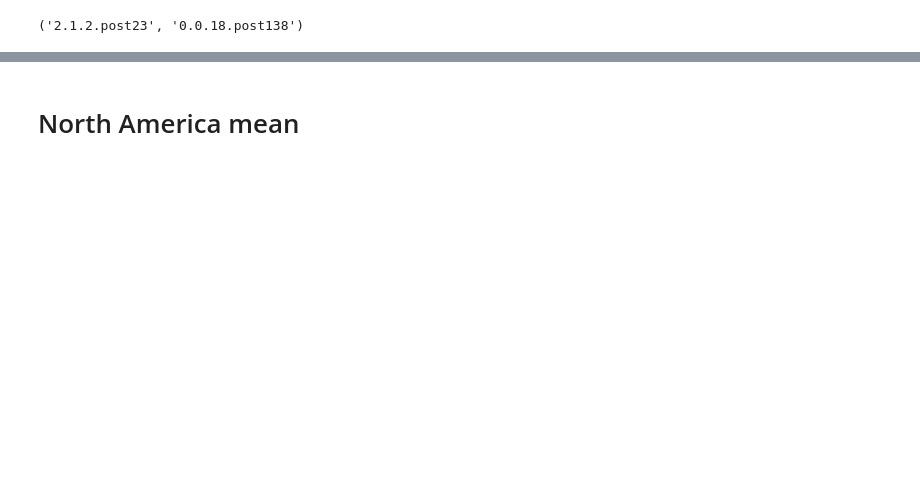
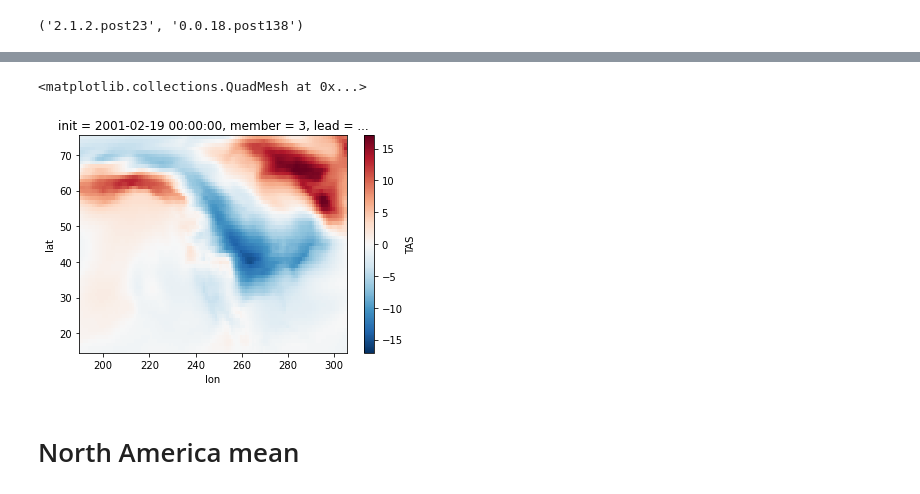
Before and after one commit to judithberner/climpred_CESM1_S2S, a Jupyter notebook: rpss.ipynb, the cells around one changed output, grey strips where cells are left out. Saved outputs shown, nothing was run; the diff lists cells and outputs as text; code cells hidden in the pictures; blank space fills up the shorter version.

Commit message:
rpss all inits

```diff
--- a/rpss.ipynb
+++ b/rpss.ipynb
@@ -108,0 +150,18 @@ if domain == "North America":
+# %%
+# have to broadcast model dimension yourself, but eventually climpred should do this
+# https://github.com/pangeo-data/climpred/issues/528
+verif=xr.concat([verif]*3,'model').drop('dayofyear')
+verif['model']=hind.model
+# %%
+hindcast = climpred.HindcastEnsemble(hind).add_observations(verif)
+# %%
+hindcast = hindcast.sel(init=slice("1999-01-01", "2015-12-31"))
+# %%
+if domain == 'North America':
+    hindcast = hindcast.sel(lat=slice(15.0, 75.0),lon=slice(190.0, 305.0))
+# %%
+# sea not masked
+hindcast.isel(init=222,member=2,model=2,lead=2).get_initialized()[v].plot()
+# %% [output]
+<matplotlib.collections.QuadMesh at 0x...>
+[figure, added]
```
Also changed, not shown: parts of 36 cells of this notebook.
